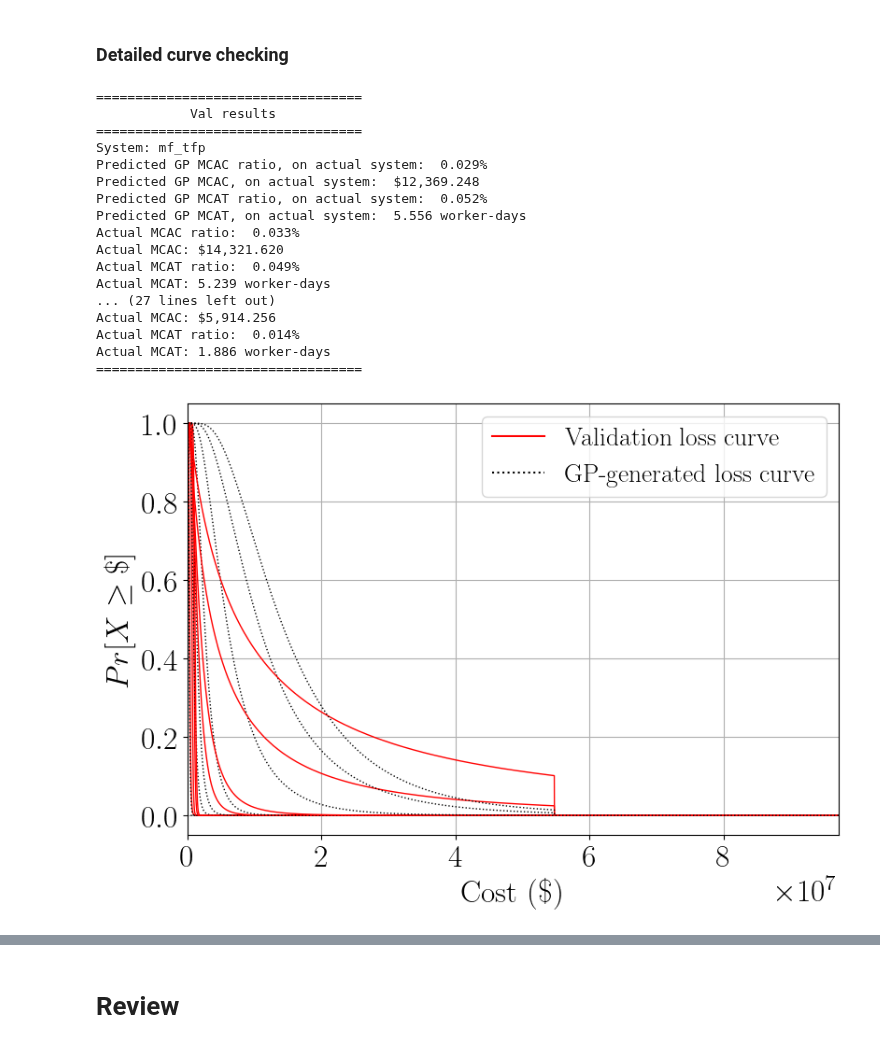
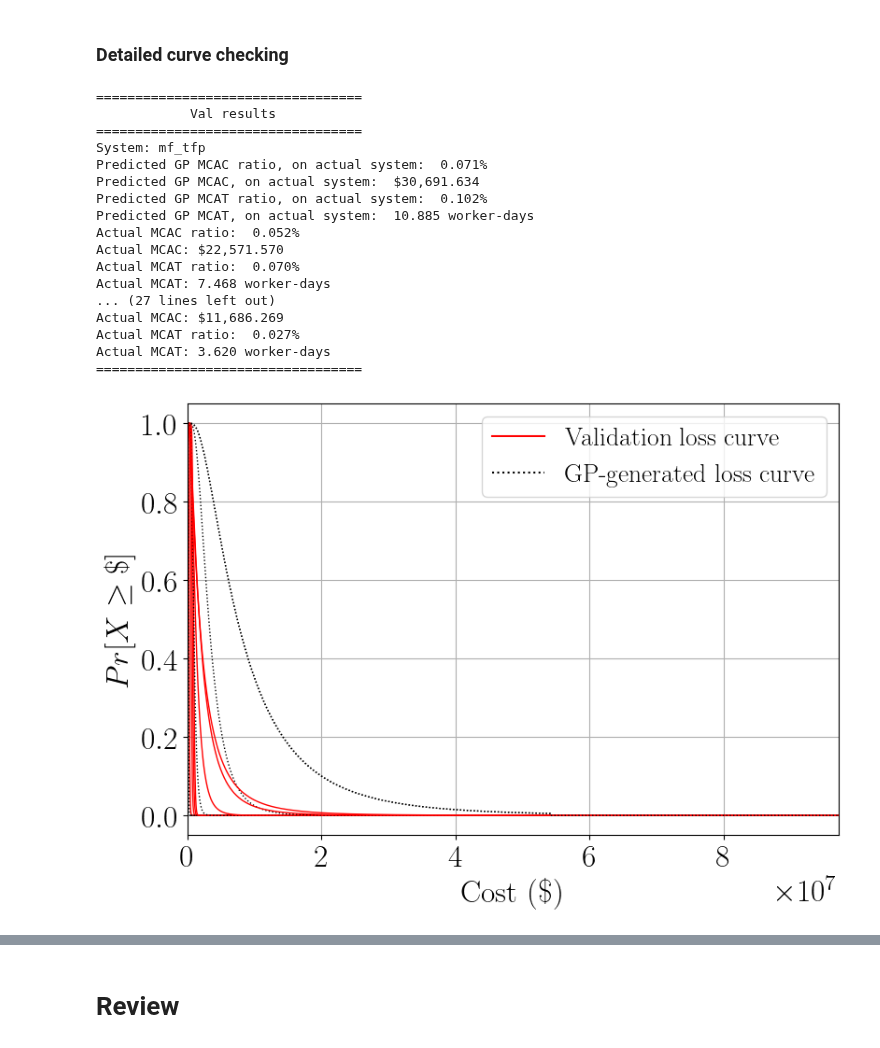
Before and after one commit to hgp297/isol-sys-database, a Jupyter notebook: src/analyses/time_anly.ipynb, the cells around one changed output, grey strips where cells are left out. Saved outputs shown, nothing was run; the diff lists cells and outputs as text; code cells hidden in the pictures.

```diff
--- a/src/analyses/time_anly.ipynb
+++ b/src/analyses/time_anly.ipynb
@@ -31,8 +31,8 @@ pd.options.mode.chained_assignment = None
 # path_to_loss_file = '../../data/loss/structural_db_complete_distributions.pickle'
 # path_to_max_file = '../../data/loss/structural_db_complete_max_loss.pickle'
 
-path_to_loss_file = '../../data/loss/structural_db_ta_loss.pickle'
-path_to_max_file = '../../data/loss/structural_db_ta_max_loss.pickle'
+path_to_loss_file = '../../data/loss/structural_db_ta_balanced_loss.pickle'
+path_to_max_file = '../../data/loss/structural_db_ta_balanced_max_loss.pickle'
 
 
 # also change this to point to the directory with the brace database
@@ -1153,9 +1153,9 @@ from inverse import make_2D_plotting_space
 
 
 annual_cost_var = 'annual_cost_ratio'
-mdl_mcac = mcac_regression_mdls['mdl_mcac_mf_tfp']
-impact_mdl = mdl_impact_mf_tfp
-df_sc = df_mf_tfp.copy()
+mdl_mcac = mcac_regression_mdls['mdl_mcac_cbf_lrb']
+impact_mdl = mdl_impact_cbf_lrb
+df_sc = df_cbf_lrb.copy()
 
 plt.rcParams["font.family"] = "serif"
 plt.rcParams["mathtext.fontset"] = "dejavuserif"
@@ -2770,8 +2774,8 @@ def validate_lifetime_loss(val_results, hazard_curves, impact_clfs, cost_regs, t
     cost_scns = np.zeros([len(cost_loss_values), len(sa_bins)])
     time_scns = np.zeros([len(time_loss_values), len(sa_bins)])
 
-    cost_quantiles = np.zeros([len(cost_loss_values), len(sa_bins)])
-    time_quantiles = np.zeros([len(time_loss_values), len(sa_bins)])
+    # cost_quantiles = np.zeros([len(cost_loss_values), len(sa_bins)])
+    # time_quantiles = np.zeros([len(time_loss_values), len(sa_bins)])
 
     for scn_idx, ida_lvl in enumerate(ida_levels):
         ida_df = val_results[val_results['ida_level']==ida_lvl]
@@ -2789,44 +2793,44 @@ def validate_lifetime_loss(val_results, hazard_curves, impact_clfs, cost_regs, t
         cost_bins = cost_ratio_ida*total_cmp_cost
         time_bins = time_ratio_ida*total_cmp_time
 
-        median_cost = ida_df[cost_var].median()
-        median_cost_distro = ida_df['cost_quantiles'][ida_df[cost_var] == median_cost]
-        cost_distro_array = np.array(median_cost_distro)[0].to_numpy()
-        # cost_distro_array = cost_distro_array/max(cost_distro_array)*total_cmp_cost
+        # median_cost = ida_df[cost_var].median()
+        # median_cost_distro = ida_df['cost_quantiles'][ida_df[cost_var] == median_cost]
+        # cost_distro_array = np.array(median_cost_distro)[0].to_numpy()
+        # # cost_distro_array = cost_distro_array/max(cost_distro_array)*total_cmp_cost
 
-        median_time = ida_df[time_var].median()
-        median_time_distro = ida_df['time_l_quantiles'][ida_df[time_var] == median_time]
-        time_distro_array = np.array(median_time_distro)[0].to_numpy()
-        # time_distro_array = time_distro_array/max(time_distro_array)*total_cmp_time
+        # median_time = ida_df[time_var].median()
+        # median_time_distro = ida_df['time_l_quantiles'][ida_df[time_var] == median_time]
+        # time_distro_array = np.array(median_time_distro)[0].to_numpy()
+        # # time_distro_array = time_distro_array/max(time_distro_array)*total_cmp_time
 
         # make exceedance curve for each scenario
         # use total replacement just to have a bigger number
         cost_scns[:,scn_idx] = lognorm_f(cost_loss_values, theta_cost*total_cmp_cost, beta_cost)
         time_scns[:,scn_idx] = lognorm_f(time_loss_values, theta_time*total_cmp_time, beta_time)
 
-        # ecdf
-        cost_quantiles[:,scn_idx] = np.array([get_quantile(c, array=cost_distro_array) for c in cost_loss_values])
-        time_quantiles[:,scn_idx] = np.array([get_quantile(t, array=time_distro_array) for t in time_loss_values])
+        # # ecdf
+        # cost_quantiles[:,scn_idx] = np.array([get_quantile(c, array=cost_distro_array) for c in cost_loss_values])
+        # time_quantiles[:,scn_idx] = np.array([get_quantile(t, array=time_distro_array) for t in time_loss_values])
 
 
     # upper bound of considered replacement
     cost_scns[cost_loss_values > total_cmp_cost_ub, :] = 1.0
     time_scns[time_loss_values > total_cmp_time_ub, :] = 1.0
 
-    cost_quantiles[cost_loss_values > total_cmp_cost_ub, :] = 1.0
-    time_quantiles[time_loss_values > total_cmp_time_ub, :] = 1.0
+    # cost_quantiles[cost_loss_values > total_cmp_cost_ub, :] = 1.0
+    # time_quantiles[time_loss_values > total_cmp_time_ub, :] = 1.0
 
     pr_exceedance_cost = 1 - cost_scns
     pr_exceedance_time = 1 - time_scns
 
-    pr_exc_cost_quantiles = 1 - cost_quantiles
-    pr_exc_time_quantiles = 1 - time_quantiles
+    # pr_exc_cost_quantiles = 1 - cost_quantiles
+    # pr_exc_time_quantiles = 1 - time_quantiles
 
     cost_loss_rates = np.multiply(pr_exceedance_cost, lambda_bins)
     time_loss_rates = np.multiply(pr_exceedance_time, lambda_bins)
 
-    cost_quantile_loss_rates = np.multiply(pr_exc_cost_quantiles, lambda_bins)
-    time_quantile_loss_rates = np.multiply(pr_exc_time_quantiles, lambda_bins)
+    # cost_quantile_loss_rates = np.multiply(pr_exc_cost_quantiles, lambda_bins)
+    # time_quantile_loss_rates = np.multiply(pr_exc_time_quantiles, lambda_bins)
 
 
     if plot_me:
@@ -2957,46 +2961,46 @@ mcac_mf_tfp, mcat_mf_tfp, mcac_ratio_mf_tfp, mcat_ratio_mf_tfp = validate_lifeti
     impact_clfs=impact_classification_mdls,
     cost_regs=cost_regression_mdls,
     time_regs=time_regression_mdls,
-    beta_regs=beta_regression_mdls, plot_me=True)
+    beta_regs=beta_regression_mdls, plot_me=False)
 
 
 mcac_mf_lrb, mcat_mf_lrb, mcac_ratio_mf_lrb, mcat_ratio_mf_lrb = validate_lifetime_loss(
     mf_lrb_val_results, site_hazard_curves,
     impact_clfs=impact_classification_mdls,
     cost_regs=cost_regression_mdls,
     time_regs=time_regression_mdls,
-    beta_regs=beta_regression_mdls, plot_me=False)
+    beta_regs=beta_regression_mdls, plot_me=True)
 
 mcac_cbf_tfp, mcat_cbf_tfp, mcac_ratio_cbf_tfp, mcat_ratio_cbf_tfp = validate_lifetime_loss(
     cbf_tfp_val_results, site_hazard_curves,
     impact_clfs=impact_classification_mdls,
     cost_regs=cost_regression_mdls,
     time_regs=time_regression_mdls,
     beta_regs=beta_regression_mdls, plot_me=False)
 
 
 mcac_cbf_lrb, mcat_cbf_lrb, mcac_ratio_cbf_lrb, mcat_ratio_cbf_lrb = validate_lifetime_loss(
     cbf_lrb_val_results, site_hazard_curves,
     impact_clfs=impact_classification_mdls,
     cost_regs=cost_regression_mdls,
     time_regs=time_regression_mdls,
     beta_regs=beta_regression_mdls, plot_me=False)
 # %% [output]
 ==================================
             Val results
 ==================================
 System: mf_tfp
-Predicted GP MCAC ratio, on actual system:  0.029%
-Predicted GP MCAC, on actual system:  $12,369.248
-Predicted GP MCAT ratio, on actual system:  0.052%
-Predicted GP MCAT, on actual system:  5.556 worker-days
-Actual MCAC ratio:  0.033%
-Actual MCAC: $14,321.620
-Actual MCAT ratio:  0.049%
-Actual MCAT: 5.239 worker-days
+Predicted GP MCAC ratio, on actual system:  0.071%
+Predicted GP MCAC, on actual system:  $30,691.634
+Predicted GP MCAT ratio, on actual system:  0.102%
+Predicted GP MCAT, on actual system:  10.885 worker-days
+Actual MCAC ratio:  0.052%
+Actual MCAC: $22,571.570
+Actual MCAT ratio:  0.070%
+Actual MCAT: 7.468 worker-days
 ... (27 lines left out)
-Actual MCAC: $5,914.256
-Actual MCAT ratio:  0.014%
-Actual MCAT: 1.886 worker-days
+Actual MCAC: $11,686.269
+Actual MCAT ratio:  0.027%
+Actual MCAT: 3.620 worker-days
 ==================================
-[figure, old version]
+[figure, new version]
```
Also changed, not shown: parts of 21 cells of this notebook, 1 other file.
